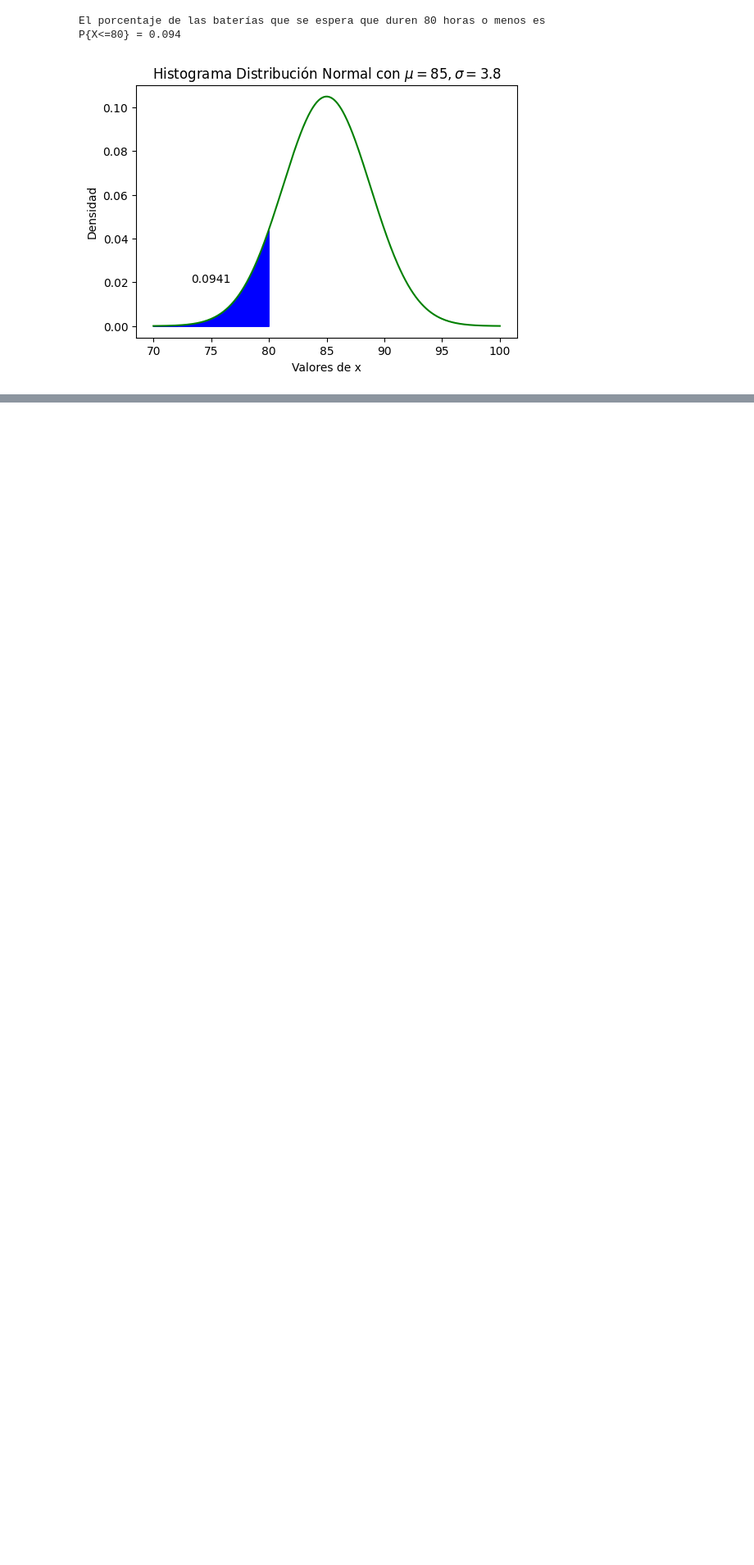
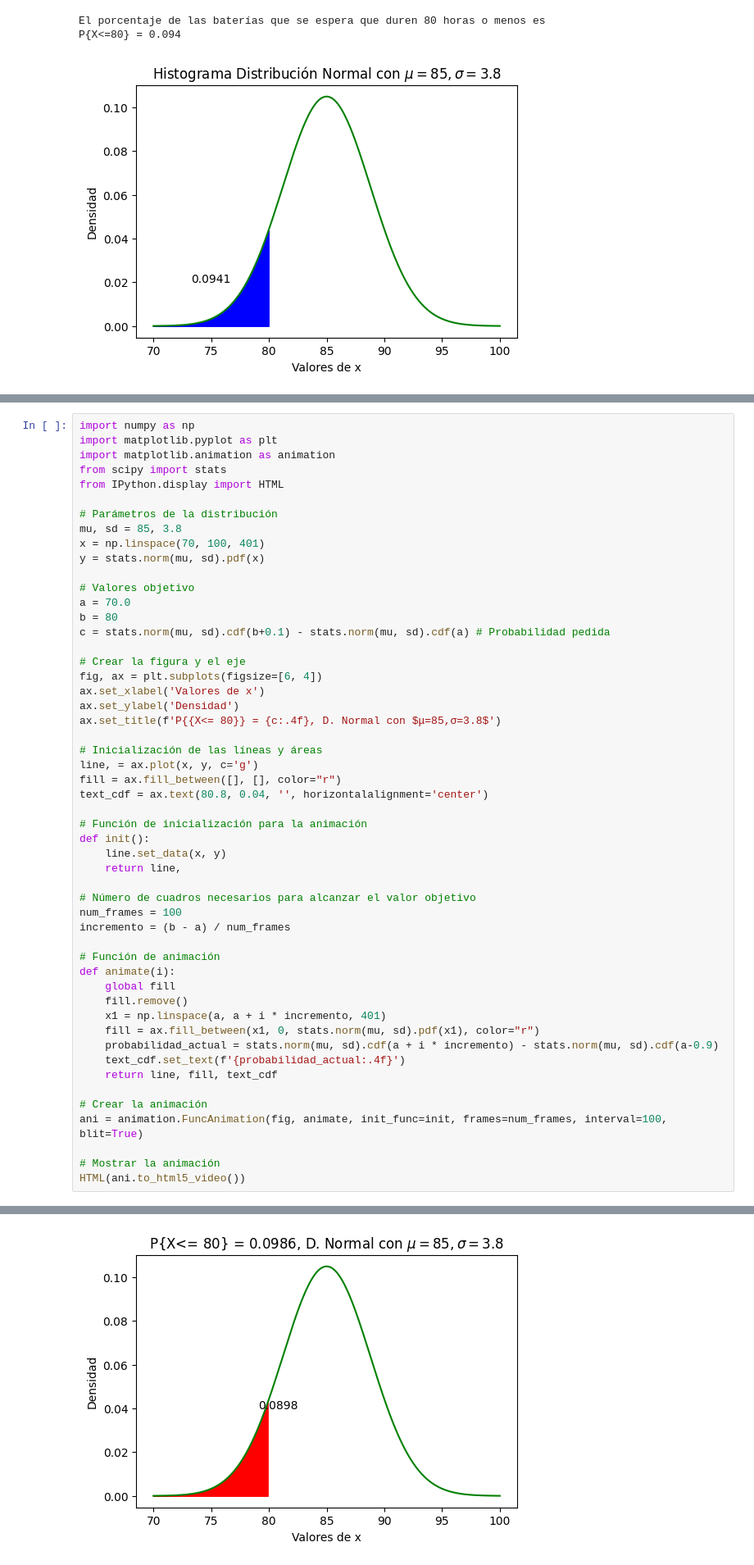
Before and after one commit to JSEFERINO/Teoria-de-Probabilidad-MEYCD, a Jupyter notebook: 19_C_Teoria_Probabilidad_D_Normal.ipynb, the cells around one changed output, grey strips where cells are left out. Shown at 82% size. Cells and saved outputs as stored; diff of their text form; blank space fills up the shorter version.

```diff
--- a/19_C_Teoria_Probabilidad_D_Normal.ipynb
+++ b/19_C_Teoria_Probabilidad_D_Normal.ipynb
@@ -337,0 +491,53 @@ P{X<=80} = 0.094
+# %%
+import numpy as np
+import matplotlib.pyplot as plt
+import matplotlib.animation as animation
+from scipy import stats
+from IPython.display import HTML
+
+# Parámetros de la distribución
+mu, sd = 85, 3.8
+x = np.linspace(70, 100, 401)
+y = stats.norm(mu, sd).pdf(x)
+
+# Valores objetivo
+a = 70.0
+b = 80
+c = stats.norm(mu, sd).cdf(b+0.1) - stats.norm(mu, sd).cdf(a) # Probabilidad pedida
+
+# Crear la figura y el eje
+fig, ax = plt.subplots(figsize=[6, 4])
+ax.set_xlabel('Valores de x')
+ax.set_ylabel('Densidad')
+ax.set_title(f'P{{X<= 80}} = {c:.4f}, D. Normal con $μ=85,σ=3.8$')
+
+# Inicialización de las líneas y áreas
+line, = ax.plot(x, y, c='g')
+fill = ax.fill_between([], [], color="r")
+text_cdf = ax.text(80.8, 0.04, '', horizontalalignment='center')
+
+# Función de inicialización para la animación
+def init():
+    line.set_data(x, y)
+    return line,
+
+# Número de cuadros necesarios para alcanzar el valor objetivo
+num_frames = 100
+incremento = (b - a) / num_frames
+
+# Función de animación
+def animate(i):
+    global fill
+    fill.remove()
+    x1 = np.linspace(a, a + i * incremento, 401)
+    fill = ax.fill_between(x1, 0, stats.norm(mu, sd).pdf(x1), color="r")
+    probabilidad_actual = stats.norm(mu, sd).cdf(a + i * incremento) - stats.norm(mu, sd).cdf(a-0.9)
+    text_cdf.set_text(f'{probabilidad_actual:.4f}')
+    return line, fill, text_cdf
+
+# Crear la animación
+ani = animation.FuncAnimation(fig, animate, init_func=init, frames=num_frames, interval=100, blit=True)
+
+# Mostrar la animación
+HTML(ani.to_html5_video())
+# %% [output]
@@ -338,3 +545,4 @@ P{X<=80} = 0.094
+[figure, added]
 # %% [markdown]
 
 # **i. ¿Cuál es la probabilidad de que una batería dure entre 86.0 y 87.0 horas**
```
Also changed, not shown: parts of 8 cells of this notebook.
